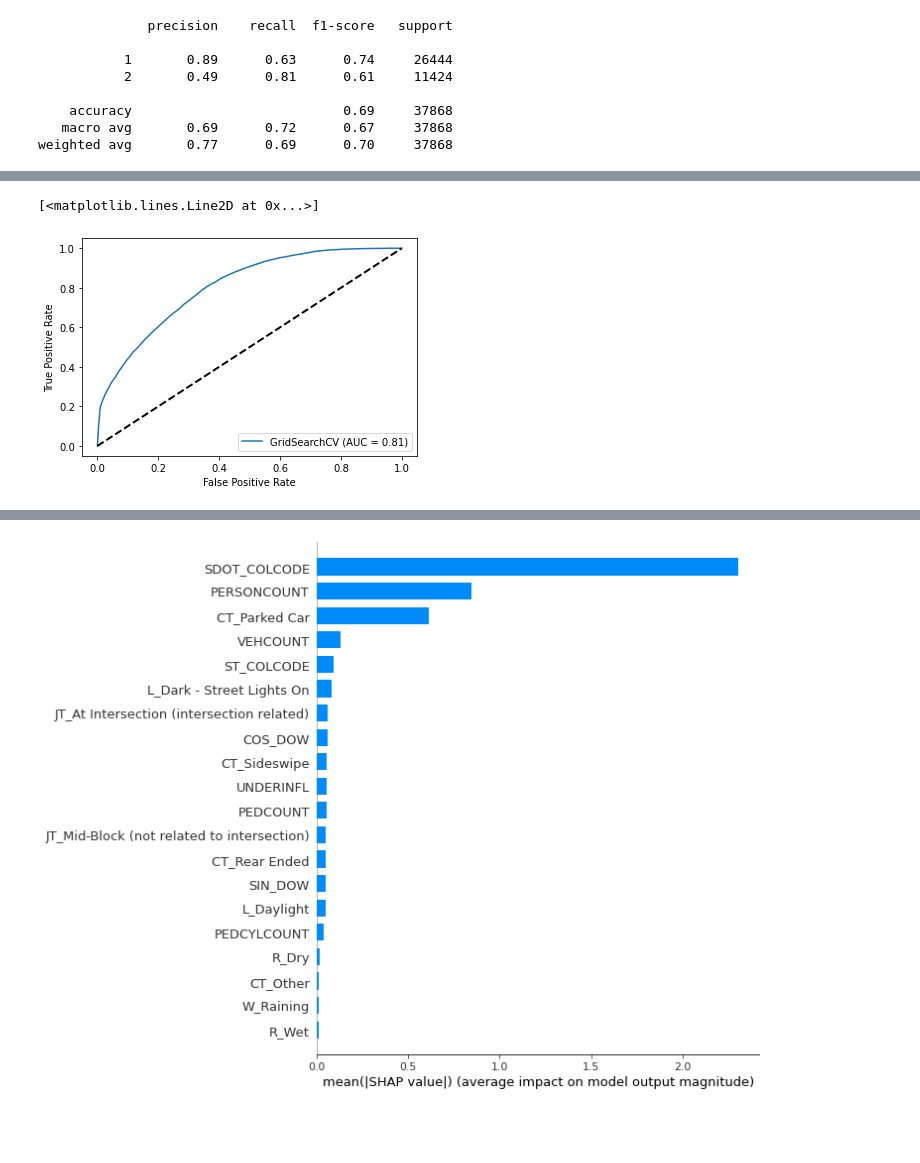
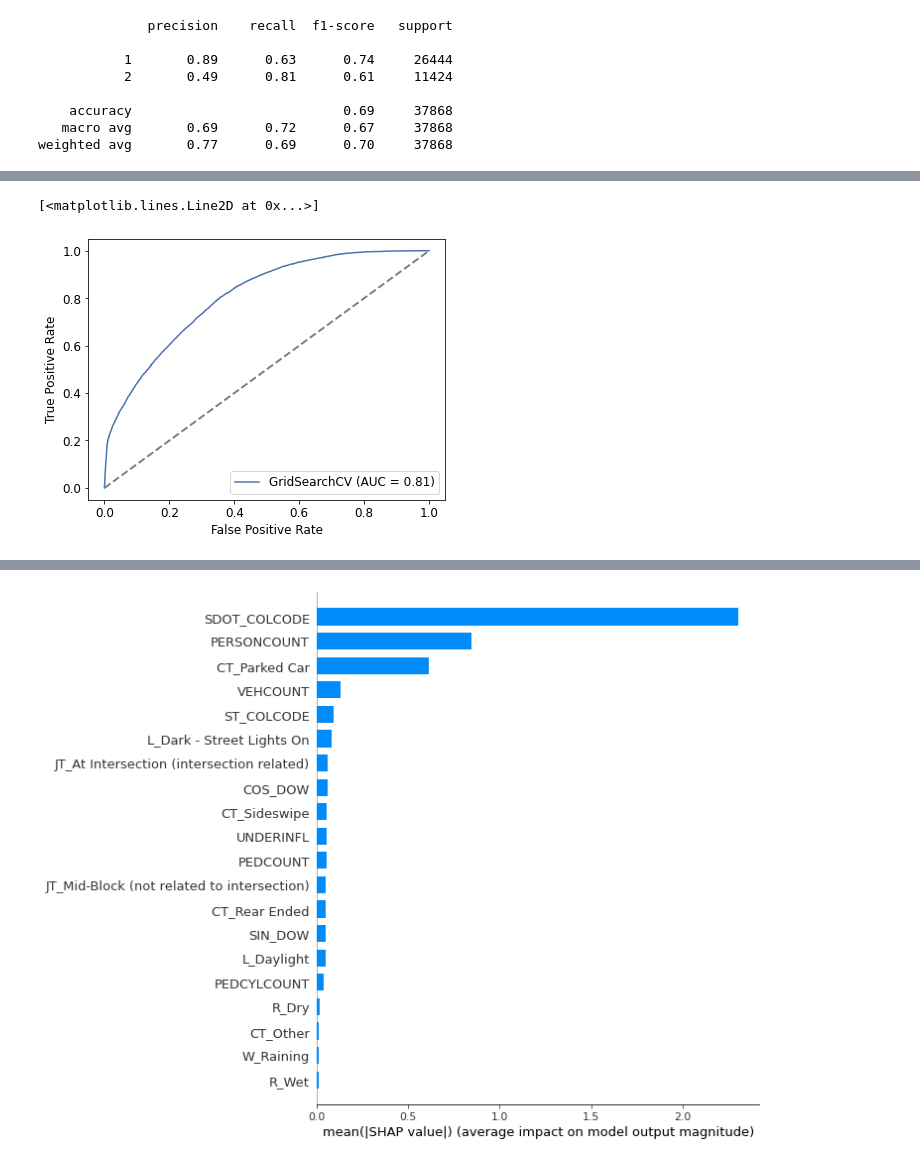
Before and after one commit to kakig/Coursera_Capstone, a Jupyter notebook: capstone.ipynb, the cells around one changed output, grey strips where cells are left out. Saved outputs shown, nothing was run; the diff lists cells and outputs as text; code cells hidden in the pictures; blank space fills up the shorter version.

```diff
--- a/capstone.ipynb
+++ b/capstone.ipynb
@@ -382,5 +447,5 @@ Removing latitude and longitude values didn't have a negative impact on the mode
 # %%
-X.drop(columns=['X', 'Y', 'CROSSWALKKEY', 'SEGLANEKEY'], inplace=True)
+X.drop(columns=['X', 'Y'], inplace=True)
 # %% [markdown]
 This is the final input for the models:
 # %%
@@ -591,0 +575,2 @@ This can be interesting to pinpoint hotspots, places with many severe accidents,
+# %%
+sns.set_palette('deep')
@@ -618,6 +672,12 @@ Increase the number of iterations (max_iter) or scale the data as shown in:
     https://scikit-learn.org/stable/modules/preprocessing.html
 Please also refer to the documentation for alternative solver options:
     https://scikit-learn.org/stable/modules/linear_model.html#logistic-regression
+# %%
+plt.rc('axes.spines', left=True, right=True, top=True, bottom=True)
+plt.rc('axes', labelcolor='black')
+plt.rc('xtick', bottom=True, color='black')
+plt.rc('ytick', left=True, color='black')
+plt.rc('text', color='black')
 # %%
 plot_confusion_matrix(lr, X_test, y_test, normalize='true')
 # %% [output]
@@ -855,3 +914,6 @@ dump(xgb_search, './models/xgb.joblib')
+# %%
+#dump(xgb_search, './models/xgb.joblib')
+xgb_search = load('./models/xgb.joblib')
 # %%
 xgb_search.best_params_
 # %% [output]
@@ -877,9 +940,10 @@ plot_confusion_matrix(xgb_search, X_test, y_test, normalize='true')
 # %%
 plot_roc_curve(xgb_search, X_test, y_test)
-plt.plot([0, 1], [0, 1], 'k--', lw=2)
+plt.plot([0, 1], [0, 1], '--', lw=2, color='grey')
+# SAVE
 # %% [output]
 [<matplotlib.lines.Line2D at 0x...>]
-[figure, old version]
+[figure, new version]
 # %%
 sorted_idx = xgb_search.best_estimator_.steps[-1][-1].feature_importances_.argsort()
 plt.figure(figsize=(12, 12))
```
Also changed, not shown: parts of 83 cells of this notebook.
